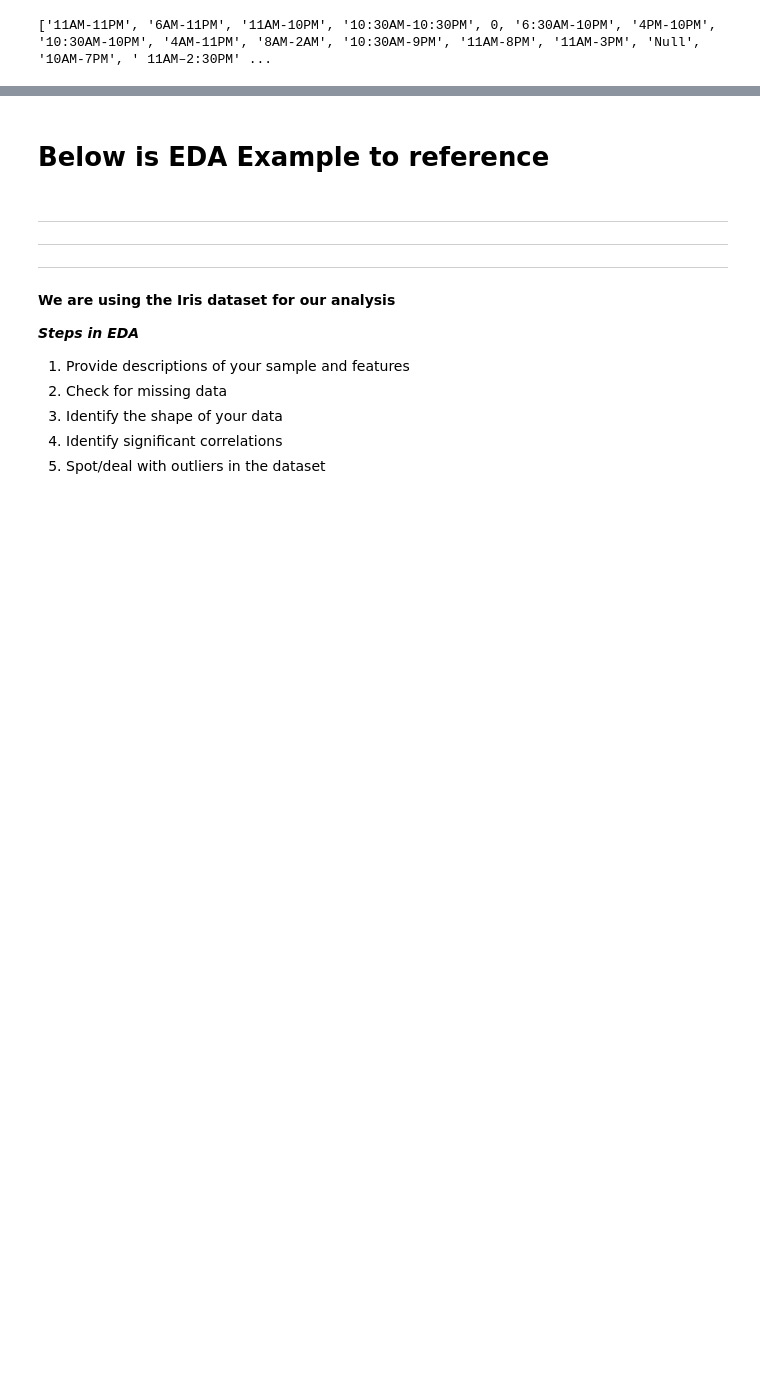
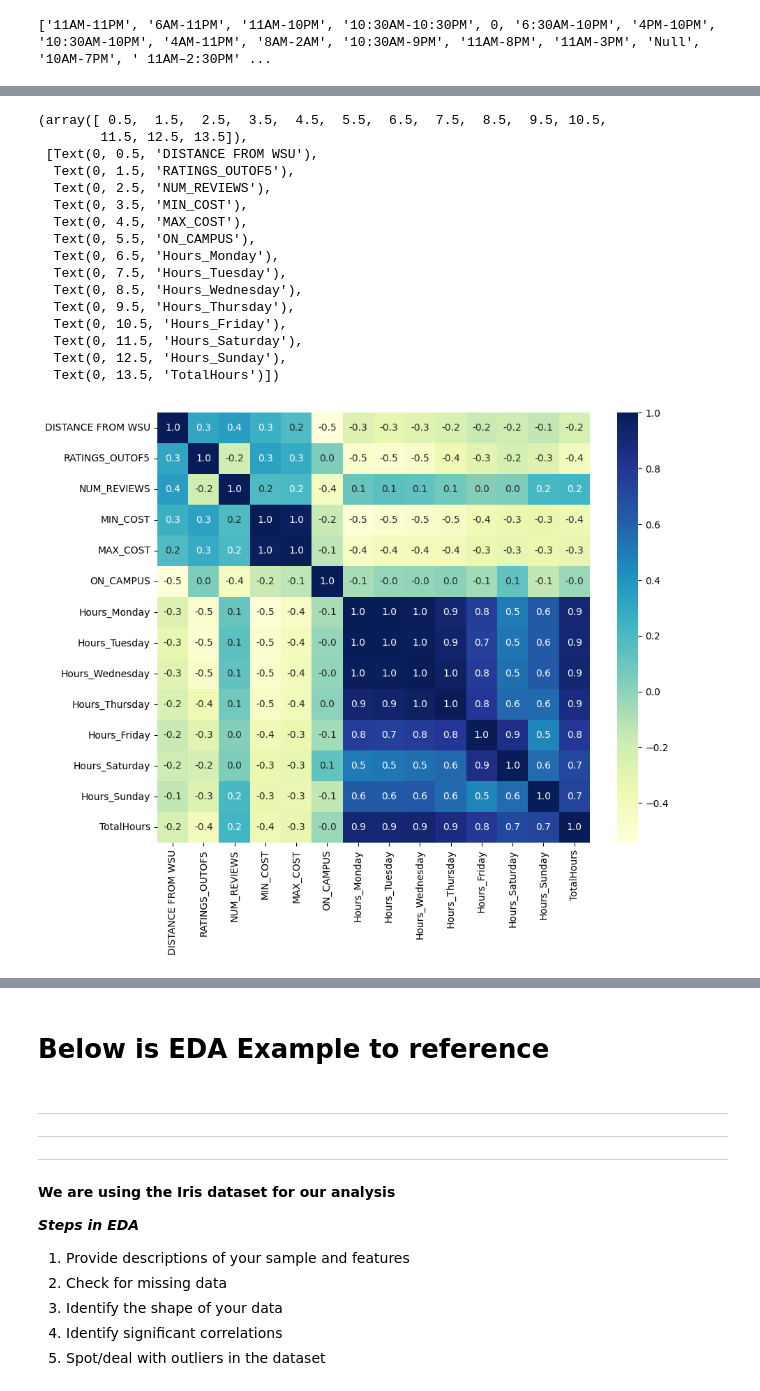
Before and after one commit to MarshallMor/Data-Science-Project, a Jupyter notebook: Group 5 Project.ipynb, the cells around one changed output, grey strips where cells are left out. Cells and saved outputs as stored; diff of their text form; code cells hidden in the pictures; blank space fills up the shorter version.

```diff
--- a/Group 5 Project.ipynb
+++ b/Group 5 Project.ipynb
@@ -467,7 +454,7 @@ restaurants
 new_data = [ {"RESTAURANT NAME" : "Jersey Mike's Subs", "DISTANCE FROM WSU":  0.03,	"ADDRESS" : "4521 E 21st St N Suite 101, Wichita, KS 67208",	"MONDAY" : "10AM-9PM",	"TUESDAY": "10AM-9PM",	"WEDNESDAY" : "10AM-9PM",	"THURSDAY" : "10AM-9PM",	"FRIDAY" : "10AM-9PM",	"SATURDAY" : "10AM-9PM",	"SUNDAY" : "10AM-9PM",	"TYPE" : "Sandwich Shop" ,	"RATINGS_OUTOF5" : 4.2,	"NUM_REVIEWS" : 30,	"MIN_COST" : 10,	"MAX_COST" : 20,	"ON_CAMPUS" : True },
             {"RESTAURANT NAME" : "Two Hands Corn Dogs", "DISTANCE FROM WSU":  .03,	"ADDRESS" : "4510 E 19th St N Suite 106, Wichita, KS 67208",	"MONDAY" : "11AM-9PM",	"TUESDAY": "11AM-9PM",	"WEDNESDAY" : "11AM-9PM",	"THURSDAY" : "11AM-9PM",	"FRIDAY" : "11AM-9PM",	"SATURDAY" : "11AM-9PM",	"SUNDAY" : "11AM-9PM",	"TYPE" :  "Corndog Shop",	"RATINGS_OUTOF5" : 4.6,	"NUM_REVIEWS" : 65,	"MIN_COST" : 10,	"MAX_COST" : 20,	"ON_CAMPUS" : True}
              ]
-restaurants = restaurants.append(new_data, ignore_index =True)
+restaurants = restaurants._append(new_data, ignore_index =True)
 restaurants
 # %% [output]
 |  | RESTAURANT NAME | DISTANCE FROM WSU | ADDRESS | MONDAY | TUESDAY | WEDNESDAY | THURSDAY | FRIDAY | SATURDAY | ... |
@@ -599,0 +588,4 @@ print(restaurants)
+# %%
+# Remove Restraunts where total hours = 0
+restaurants = restaurants[restaurants['TotalHours'] != 0]
+restaurants.shape
@@ -599,0 +597,27 @@ print(restaurants)
+# %%
+plt.figure(figsize=(10, 8))
+
+# Create the heatmap
+sns.heatmap(restaurants.corr(numeric_only=True), annot=True, fmt=".1f", cmap="YlGnBu")
+
+# Increase the font size of the numbers on the heatmap
+plt.xticks(fontsize=10)
+plt.yticks(fontsize=10)
+# %% [output]
+(array([ 0.5,  1.5,  2.5,  3.5,  4.5,  5.5,  6.5,  7.5,  8.5,  9.5, 10.5,
+        11.5, 12.5, 13.5]),
+ [Text(0, 0.5, 'DISTANCE FROM WSU'),
+  Text(0, 1.5, 'RATINGS_OUTOF5'),
+  Text(0, 2.5, 'NUM_REVIEWS'),
+  Text(0, 3.5, 'MIN_COST'),
+  Text(0, 4.5, 'MAX_COST'),
+  Text(0, 5.5, 'ON_CAMPUS'),
+  Text(0, 6.5, 'Hours_Monday'),
+  Text(0, 7.5, 'Hours_Tuesday'),
+  Text(0, 8.5, 'Hours_Wednesday'),
+  Text(0, 9.5, 'Hours_Thursday'),
+  Text(0, 10.5, 'Hours_Friday'),
+  Text(0, 11.5, 'Hours_Saturday'),
+  Text(0, 12.5, 'Hours_Sunday'),
+  Text(0, 13.5, 'TotalHours')])
+[figure, added]
```
Also changed, not shown: parts of 9 cells of this notebook.
